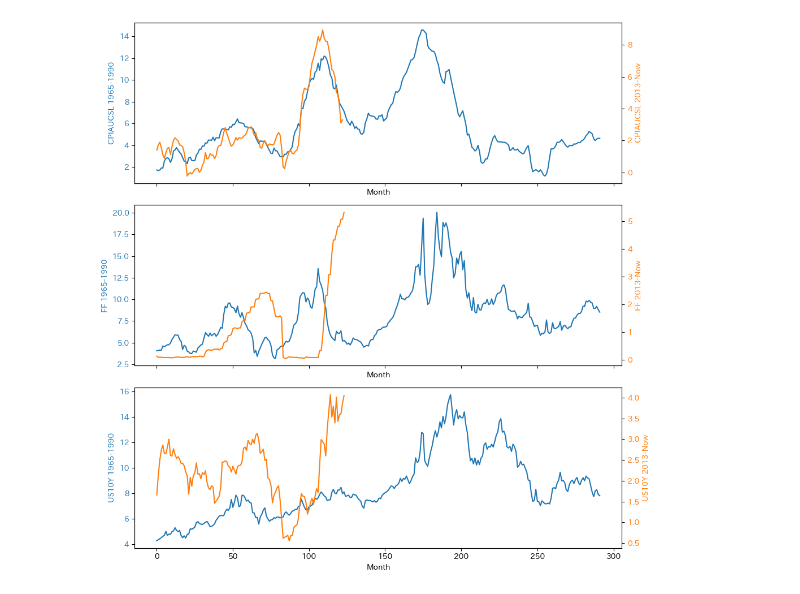
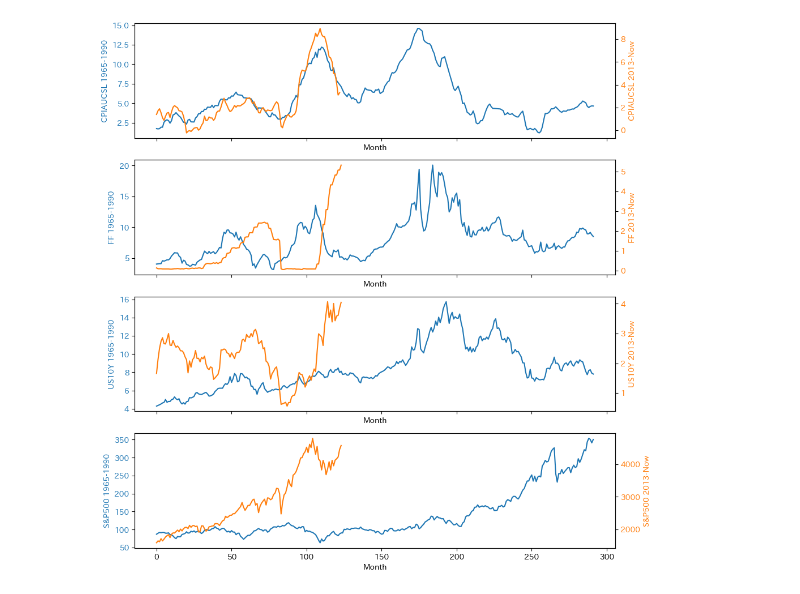
Before and after one commit to pingu342/python-finance, a Jupyter notebook: inflation.ipynb, the cells around one changed output. Saved outputs shown, nothing was run; the diff lists cells and outputs as text; code cells hidden in the pictures.

```diff
--- a/inflation.ipynb
+++ b/inflation.ipynb
@@ -46,9 +47,20 @@ data_us10y_c21 = data[c21_start_date:]
 
 data_range_us10y_c20 = range(len(data_us10y_c20))
 data_range_us10y_c21 = range(len(data_us10y_c21))
+# %%
+# S&P500データ
+data=pd.read_csv('data/spx_d.csv', sep=',',index_col='Date',parse_dates=True)
+data = data.resample('M').first()
+
+# データを切り出す
+data_spx_c20 = data[c20_start_date:c20_end_date]
+data_spx_c21 = data[c21_start_date:]
+
+data_range_spx_c20 = range(len(data_spx_c20))
+data_range_spx_c21 = range(len(data_spx_c21))
 # %%
 # グラフを描画
-fig, (ax1, ax3, ax5) = plt.subplots(3, 1, figsize=(10, 10), sharex=True)
+fig, (ax1, ax3, ax5, ax7) = plt.subplots(4, 1, figsize=(10, 10), sharex=True)
 
 # 1965年からのCPIをプロット（左側のY軸）
 ax1.plot(data_range_cpi_c20, data_cpi_c20['CPIAUCSL_PC1'], label='1965-1990', color='tab:blue')
@@ -69,31 +81,45 @@ ax3.plot(data_range_ff_c20, data_ff_c20['FF'], label='1965-1990', color='tab:blu
 ax3.set_xlabel('Month')
 ax3.set_ylabel('FF 1965-1990', color='tab:blue')
 ax3.tick_params(axis='y', labelcolor='tab:blue')
 
 # 右側のY軸を作成
 ax4 = ax3.twinx()
 
 # 2013年からのFFをプロット（右側のY軸）
 ax4.plot(data_range_ff_c21, data_ff_c21['FF'], label='2013-', color='tab:orange')
 ax4.set_ylabel('FF 2013-Now', color='tab:orange')
 ax4.tick_params(axis='y', labelcolor='tab:orange')
 
 # FFのグラフの下に、1965年からのUS10Yをプロット（左側のY軸）
 ax5.plot(data_range_us10y_c20, data_us10y_c20['DGS10'], label='1965-1990', color='tab:blue')
 ax5.set_xlabel('Month')
 ax5.set_ylabel('US10Y 1965-1990', color='tab:blue')
 ax5.tick_params(axis='y', labelcolor='tab:blue')
 
 # 右側のY軸を作成
 ax6 = ax5.twinx()
 
 # 2013年からのUS10Yをプロット（右側のY軸）
 ax6.plot(data_range_us10y_c21, data_us10y_c21['DGS10'], label='2013-', color='tab:orange')
 ax6.set_ylabel('US10Y 2013-Now', color='tab:orange')
 ax6.tick_params(axis='y', labelcolor='tab:orange')
 
+# US10Yのグラフの下に、1965年からのS&P500をプロット（左側のY軸）
+ax7.plot(data_range_spx_c20, data_spx_c20['Close'], label='1965-1990', color='tab:blue')
+ax7.set_xlabel('Month')
+ax7.set_ylabel('S&P500 1965-1990', color='tab:blue')
+ax7.tick_params(axis='y', labelcolor='tab:blue')
+
+# 右側のY軸を作成
+ax8 = ax7.twinx()
+
+# 2013年からのS&P500をプロット（右側のY軸）
+ax8.plot(data_range_spx_c21, data_spx_c21['Close'], label='2013-', color='tab:orange')
+ax8.set_ylabel('S&P500 2013-Now', color='tab:orange')
+ax8.tick_params(axis='y', labelcolor='tab:orange')
+
 # グラフを表示
 plt.tight_layout()
 plt.show()
 # %% [output]
-[figure, old version]
+[figure, new version]
```
Also changed, not shown: parts of 1 cell of this notebook, 1 other file.
